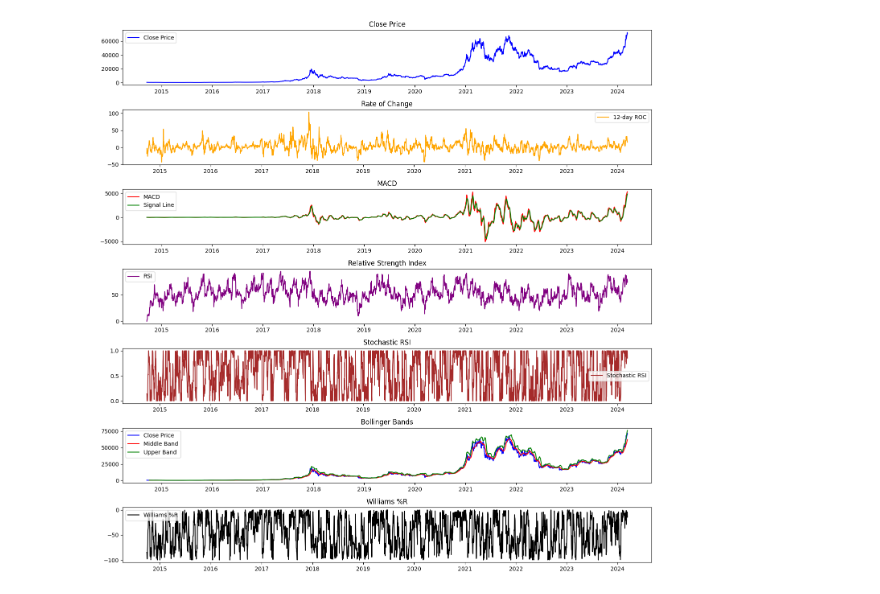
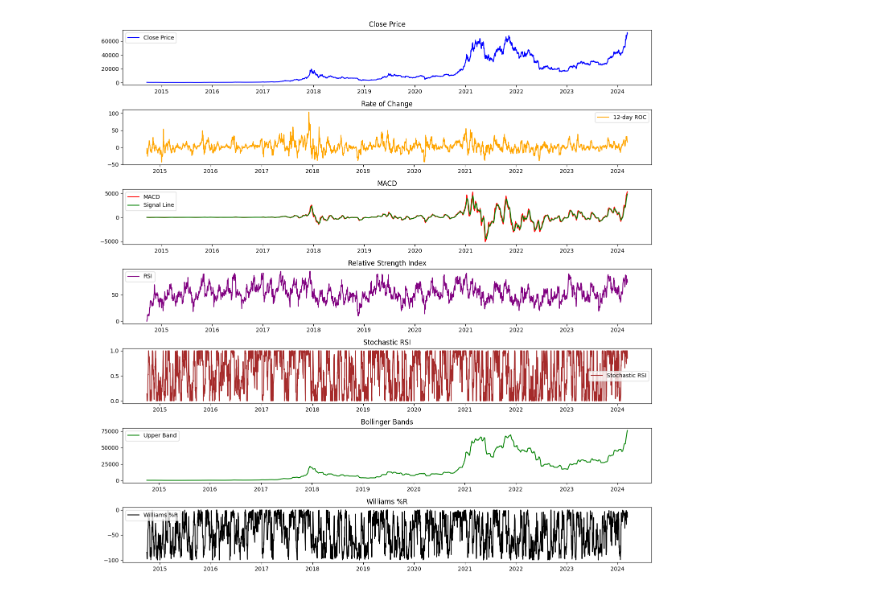
Before and after one commit to astronaut505/CoinSight, a Jupyter notebook: Untitled-1.ipynb, the cells around one changed output. Cells and saved outputs as stored; diff of their text form; code cells hidden in the pictures.

Commit message:
initial push, data

```diff
--- a/Untitled-1.ipynb
+++ b/Untitled-1.ipynb
@@ -107,33 +121,31 @@ axs[1].legend()
 # Plot MACD
 axs[2].plot(data['macd'], label='MACD', color='red')
 axs[2].plot(data['macd_signal'], label='Signal Line', color='green')
 axs[2].set_title('MACD')
 axs[2].legend()
 
 # Plot RSI
 axs[3].plot(data['rsi'], label='RSI', color='purple')
 axs[3].set_title('Relative Strength Index')
 axs[3].legend()
 
 # Plot Stochastic RSI
 axs[4].plot(data['stoch_rsi'], label='Stochastic RSI', color='brown')
 axs[4].set_title('Stochastic RSI')
 axs[4].legend()
 
 # Plot Bollinger Bands
-axs[5].plot(data['Close'], label='Close Price', color='blue')
-axs[5].plot(data['bb_middle'], label='Middle Band', color='red')
 axs[5].plot(data['bb_upper'], label='Upper Band', color='green')
 axs[5].set_title('Bollinger Bands')
 axs[5].legend()
 
 # Plot Williams %R
 axs[6].plot(data['williams_pct'], label='Williams %R', color='black')
 axs[6].set_title('Williams %R')
 axs[6].legend()
 
 # Display the plot
 plt.tight_layout()
 plt.show()
 # %% [output]
-[figure, old version]
+[figure, new version]
```
Also changed, not shown: parts of 5 cells of this notebook.
